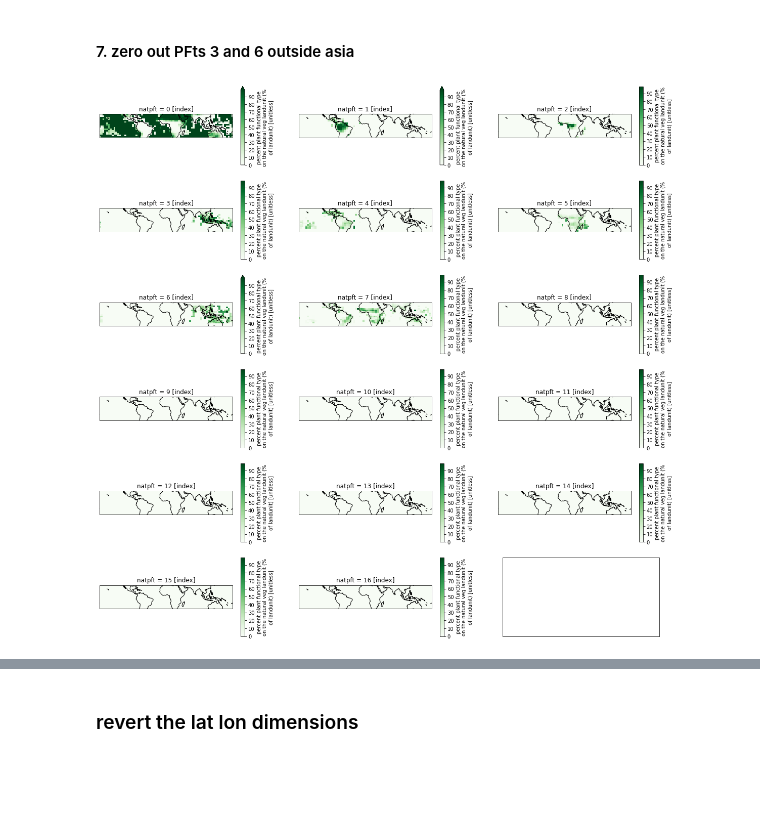
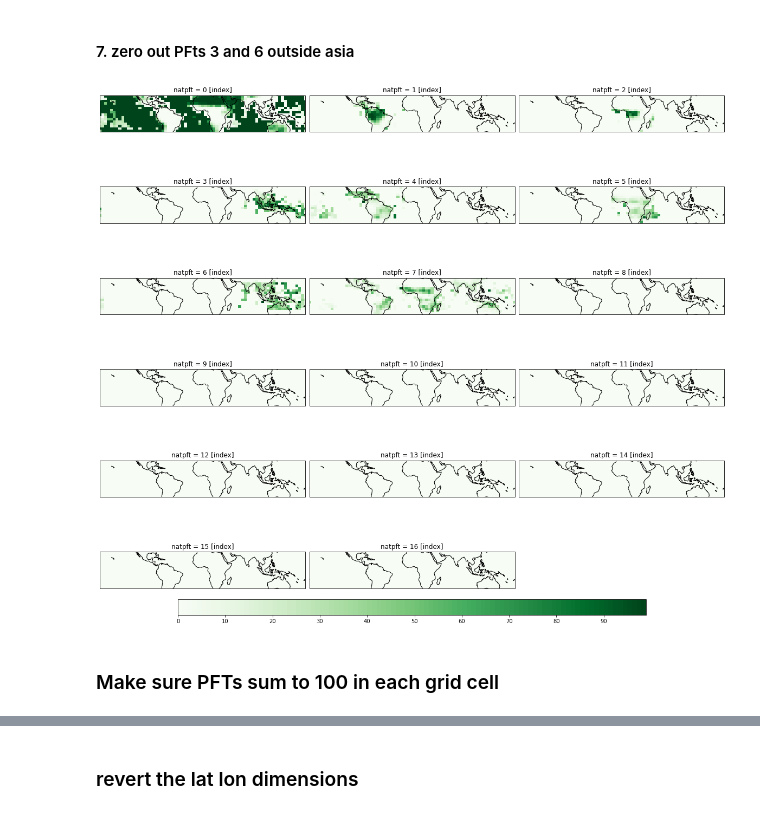
Before and after one commit to JessicaNeedham/tropical_continent_pfts, a Jupyter notebook: domainsurf/make_nocomp_surf.ipynb, the cells around one changed output, grey strips where cells are left out. Saved outputs shown, nothing was run; the diff lists cells and outputs as text; code cells hidden in the pictures; blank space fills up the shorter version.

```diff
--- a/domainsurf/make_nocomp_surf.ipynb
+++ b/domainsurf/make_nocomp_surf.ipynb
@@ -110,6 +106,19 @@ axs = axs.flatten()
 clevs=np.arange(0,100,1)
 
 for i in range(0,17):
-    cs = cropped_surf.PCT_NAT_PFT.isel(natpft=i).plot(levels=clevs,cmap='Greens', ax=axs[i])
+    cs = cropped_surf.PCT_NAT_PFT.isel(natpft=i).plot(levels=clevs,cmap='Greens', ax=axs[i],
+                                                     add_colorbar=False)
     axs[i].coastlines()
+
+fig.delaxes(axs[17])
+
+# Adjust the location of the subplots on the page to make room for the colorbar
+fig.subplots_adjust(bottom=0.2, top=0.9, left=0.1, right=0.9,
+                    wspace=0.02, hspace=0.02)
+
+# Add a colorbar axis at the bottom of the graph
+cbar_ax = fig.add_axes([0.2, 0.2, 0.6, 0.02])
+
+# Draw the colorbar
+cbar=fig.colorbar(cs, cax=cbar_ax,orientation='horizontal')
 # %% [output]
@@ -158,13 +167,28 @@ cropped_surf['PCT_NAT_PFT'].loc[dict(natpft=6)] = cropped_surf['PCT_NAT_PFT'].is
 # %%
 fig, axs = plt.subplots(nrows=6,ncols=3,
                         subplot_kw={'projection': ccrs.PlateCarree()},
                         figsize=(20,20))
 axs = axs.flatten()
 
 clevs=np.arange(0,100,1)
 
 for i in range(0,17):
-    cs = cropped_surf.PCT_NAT_PFT.isel(natpft=i).plot(levels=clevs,cmap='Greens', ax=axs[i])
+    cs = cropped_surf.PCT_NAT_PFT.isel(natpft=i).plot(levels=clevs,cmap='Greens', ax=axs[i],
+                                                     add_colorbar=False)
     axs[i].coastlines()
+
+fig.delaxes(axs[17])
+
+# Adjust the location of the subplots on the page to make room for the colorbar
+fig.subplots_adjust(bottom=0.2, top=0.9, left=0.1, right=0.9,
+                    wspace=0.02, hspace=0.02)
+
+# Add a colorbar axis at the bottom of the graph
+cbar_ax = fig.add_axes([0.2, 0.2, 0.6, 0.02])
+
+# Draw the colorbar
+cbar=fig.colorbar(cs, cax=cbar_ax,orientation='horizontal')
 # %% [output]
-[figure, old version]
+[figure, new version]
+# %% [markdown]
+### Make sure PFTs sum to 100 in each grid cell
```
Also changed, not shown: parts of 25 cells of this notebook, 3 other files.
